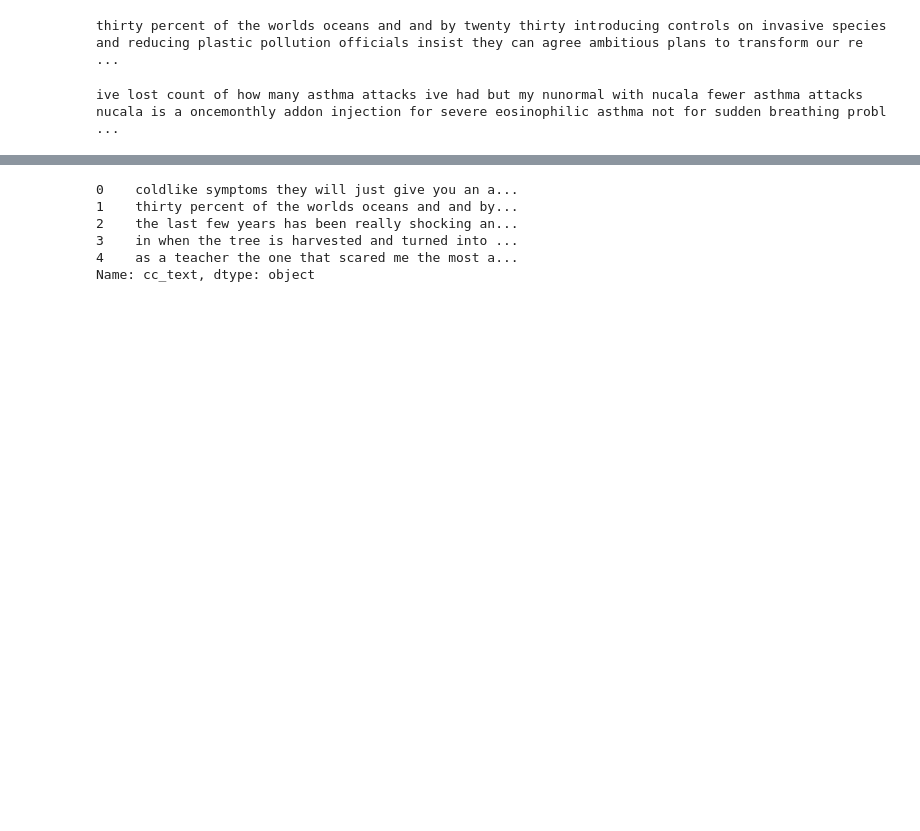
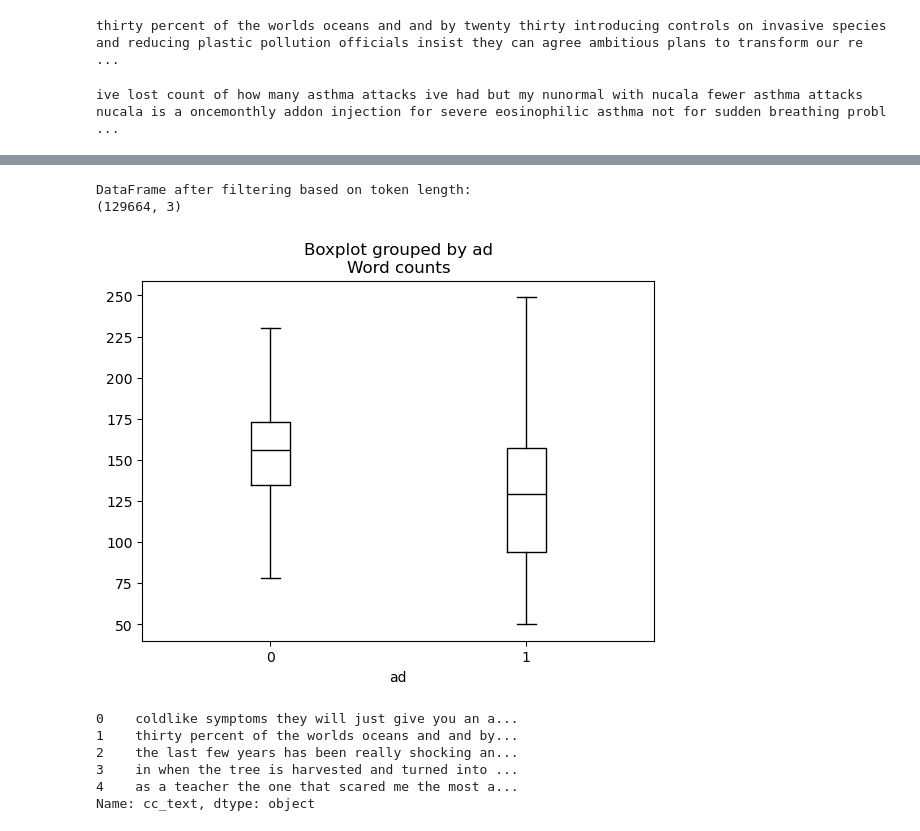
Before and after one commit to Yunrui11/Ad_removal, a Jupyter notebook: BERT.ipynb, the cells around one changed output, grey strips where cells are left out. Drawn from its saved outputs; the diff is of its cells as text; code cells hidden in the pictures; blank space fills up the shorter version.

```diff
--- a/BERT.ipynb
+++ b/BERT.ipynb
@@ -119,0 +133,13 @@ df_ads["cc_text"] = df_ads["cc_text"].apply(clean_text)
+# %%
+# Filter out rows where token length is less than 50
+df_ads = df_ads[df_ads['Word counts'] >= 50]
+
+# Display the DataFrame after filtering
+print("\nDataFrame after filtering based on token length:")
+df_ads.boxplot("Word counts", by="ad", grid=False, showfliers=False,
+           color="black")
+print(df_ads.shape)
+# %% [output]
+DataFrame after filtering based on token length:
+(129664, 3)
+[figure, added]
```
Also changed, not shown: parts of 26 cells of this notebook.
